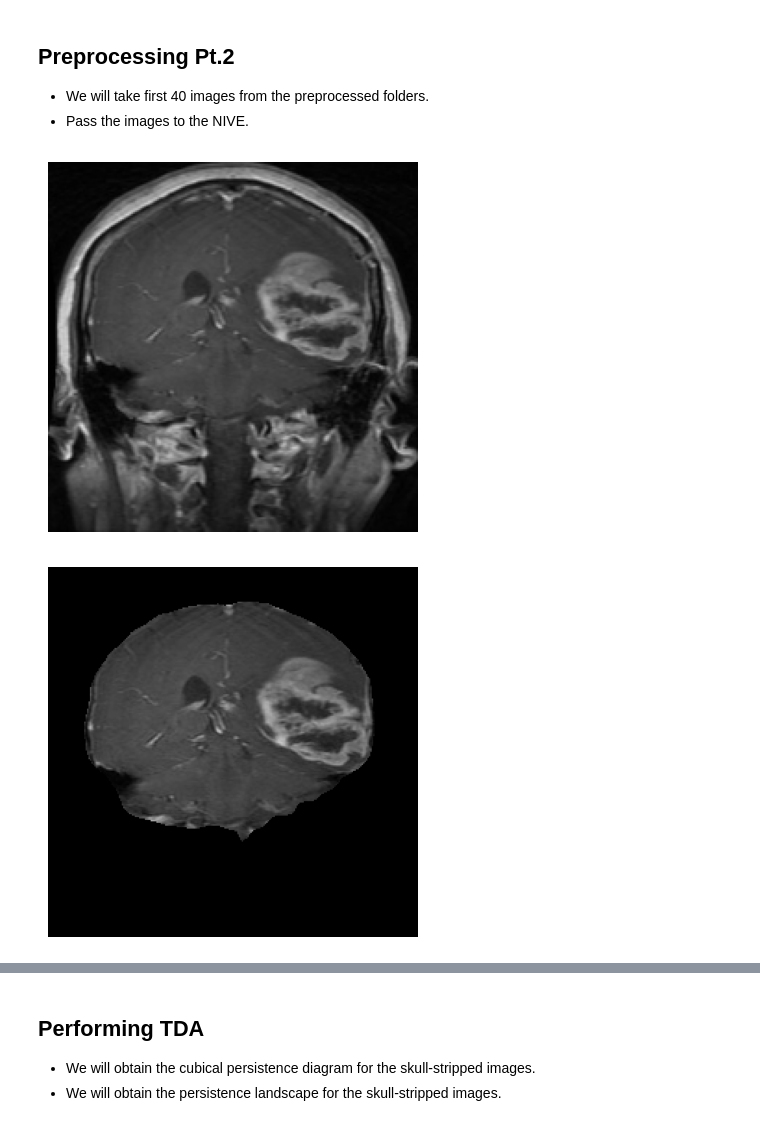
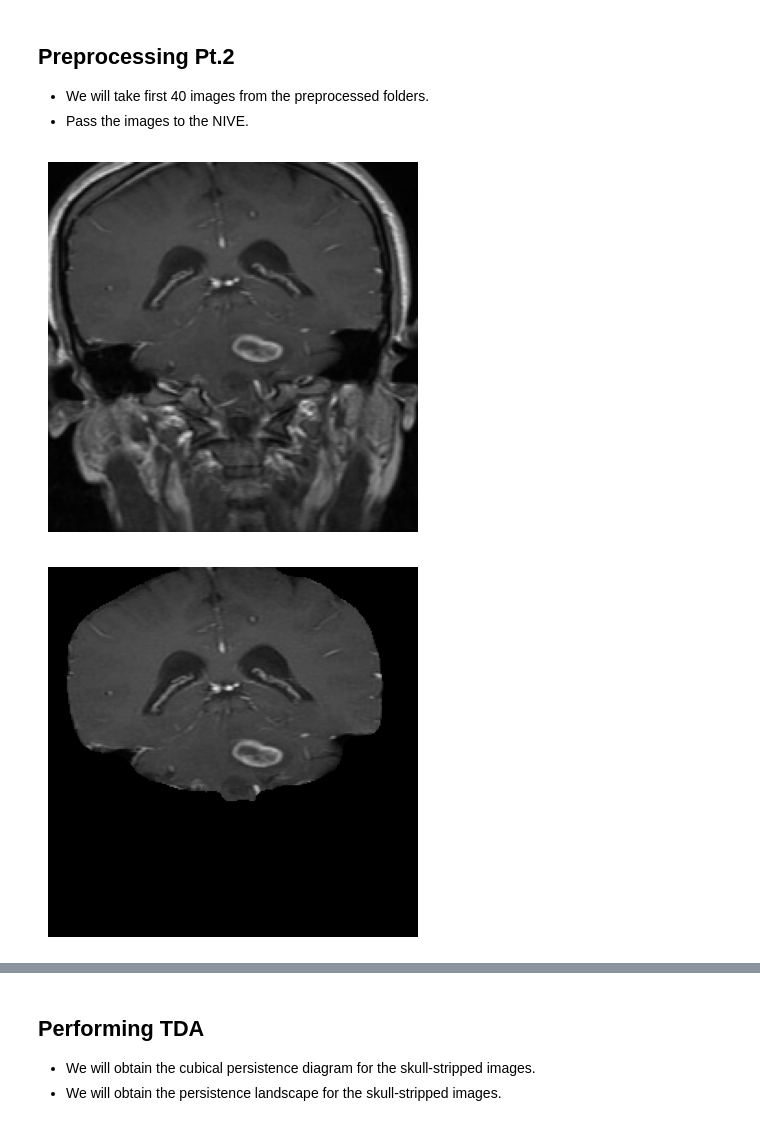
Before and after one commit to NkechiC/Cubical-homology-CNN, a Jupyter notebook: Skull-stripping/Skull_Extracted_MRI.ipynb, the cells around one changed output, grey strips where cells are left out. Saved outputs shown, nothing was run; the diff lists cells and outputs as text; code cells hidden in the pictures.

```diff
--- a/Skull-stripping/Skull_Extracted_MRI.ipynb
+++ b/Skull-stripping/Skull_Extracted_MRI.ipynb
@@ -129,27 +129,27 @@ for filename in os.listdir(input_dir):
 # %%
 # Initialize a list to contain the first 44 images.
 filenames = []
 
 # Initialize a string containing the file path.
 file_path = "MRI/Training/glioma_preprocessed/"
 
 # Iterate through the folder and add the first 44 files to the list.
 for i in range(10, 55):
   filenames.append(file_path + "Tr-gl_00" + str(i) + ".jpg")
 
-#image_path = random.choice(filenames)
-image_path = "MRI/Training/glioma_preprocessed/Tr-gl_0020.jpg"
+image_path = random.choice(filenames)
+#image_path = "MRI/Training/glioma_preprocessed/Tr-gl_0020.jpg"
 image = cv2.imread(image_path)
 
 resized = cv2.resize(image, (IMG_SIZE, IMG_SIZE))
 resized_rgb = cv2.cvtColor(resized, cv2.COLOR_BGR2RGB) #This step is necessary for displaying the image correctly in matplotlib (We will remove it when training for the whole folder)
 
 # Show image in notebook
 plt.imshow(resized_rgb)
 plt.axis("off")
 plt.show()
 # %% [output]
-[figure, old version]
+[figure, new version]
 # %%
 # Use current directory where notebook and .m/.mat files are located
 eng.cd(os.getcwd(), nargout=0)
@@ -168,7 +168,7 @@ plt.imshow(skull_np_array)
 plt.axis('off')
 plt.show()
 # %% [output]
-[figure, old version]
+[figure, new version]
 # %%
 cropped_skull = crop_img(skull_np_array)
 resized_skull = cv2.resize(cropped_skull, (200, 200), interpolation=cv2.INTER_AREA)
```
Also changed, not shown: parts of 8 cells of this notebook.
